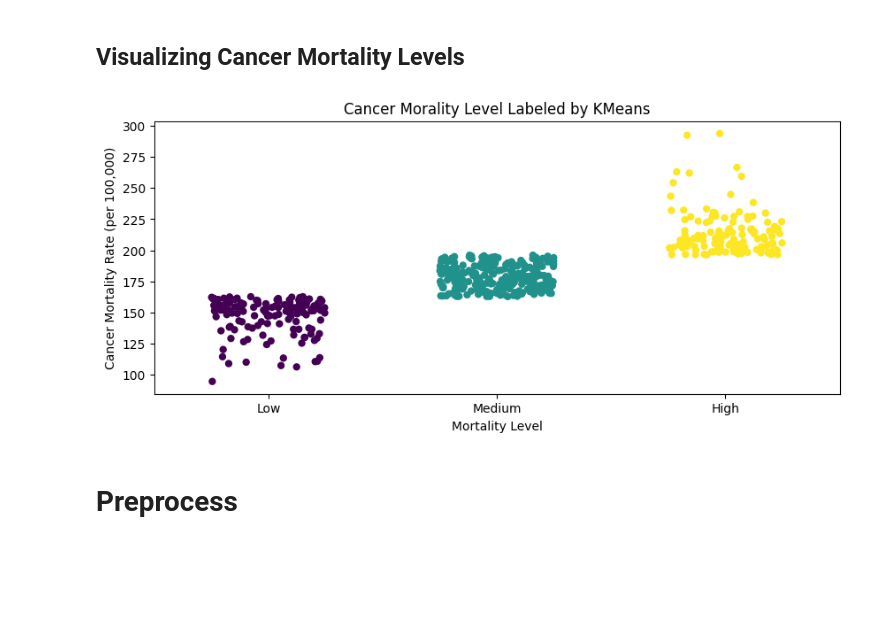
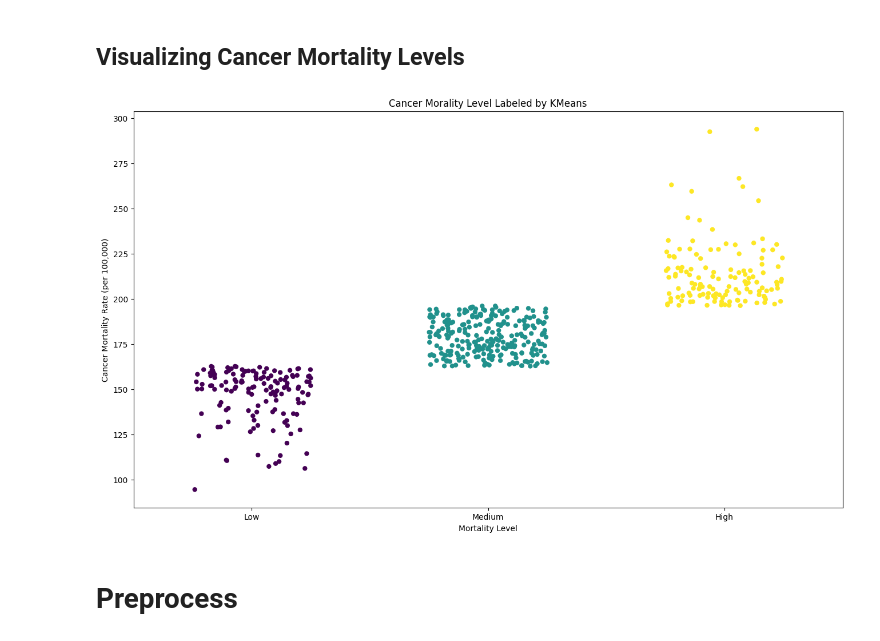
Before and after one commit to cwjng/si670-final-project, a Jupyter notebook: si670_final_project.ipynb, the cells around one changed output. Drawn from its saved outputs; the diff is of its cells as text; code cells hidden in the pictures; blank space fills up the shorter version.

```diff
--- a/si670_final_project.ipynb
+++ b/si670_final_project.ipynb
@@ -25,7 +25,7 @@ from sklearn.cluster import KMeans
 
 from imblearn.over_sampling import SMOTE
 # %%
-cmr_df = pd.read_csv("si670-final-project/cancer_mortality_rates.csv")
+cmr_df = pd.read_csv("/content/cancer_mortality_rates.csv")
 cmr_df.head()
 # %% [output]
 |  | cmRate | population | medianIncome | pctPoverty | avgHouse | medianAge | medianAgeM | medianAgeF | pctHS | ... |
@@ -84,26 +84,26 @@ Name: count, dtype: int64
 # %% [markdown]
 ## Visualizing Cancer Mortality Levels
 # %%
-plt.figure(figsize=(10, 4))
+plt.figure(figsize=(16, 9))
 sns.stripplot(
     data=cmr_df,
     x="cmClass",
     y="cmRate",
     hue="cmClass",
     palette="viridis",
     jitter=0.25,
     size=6,
     legend=False
 )
 
 plt.title("Cancer Morality Level Labeled by KMeans")
 # plt.legend(title="Level", labels=label_map.values())
 plt.xticks([0, 1, 2], ["Low", "Medium", "High"])
 plt.xlabel("Mortality Level")
 plt.ylabel("Cancer Mortality Rate (per 100,000)")
 plt.show()
 # %% [output]
-[figure, old version]
+[figure, new version]
 # %% [markdown]
 # Preprocess
 # %%
```
Also changed, not shown: parts of 2 cells of this notebook.
